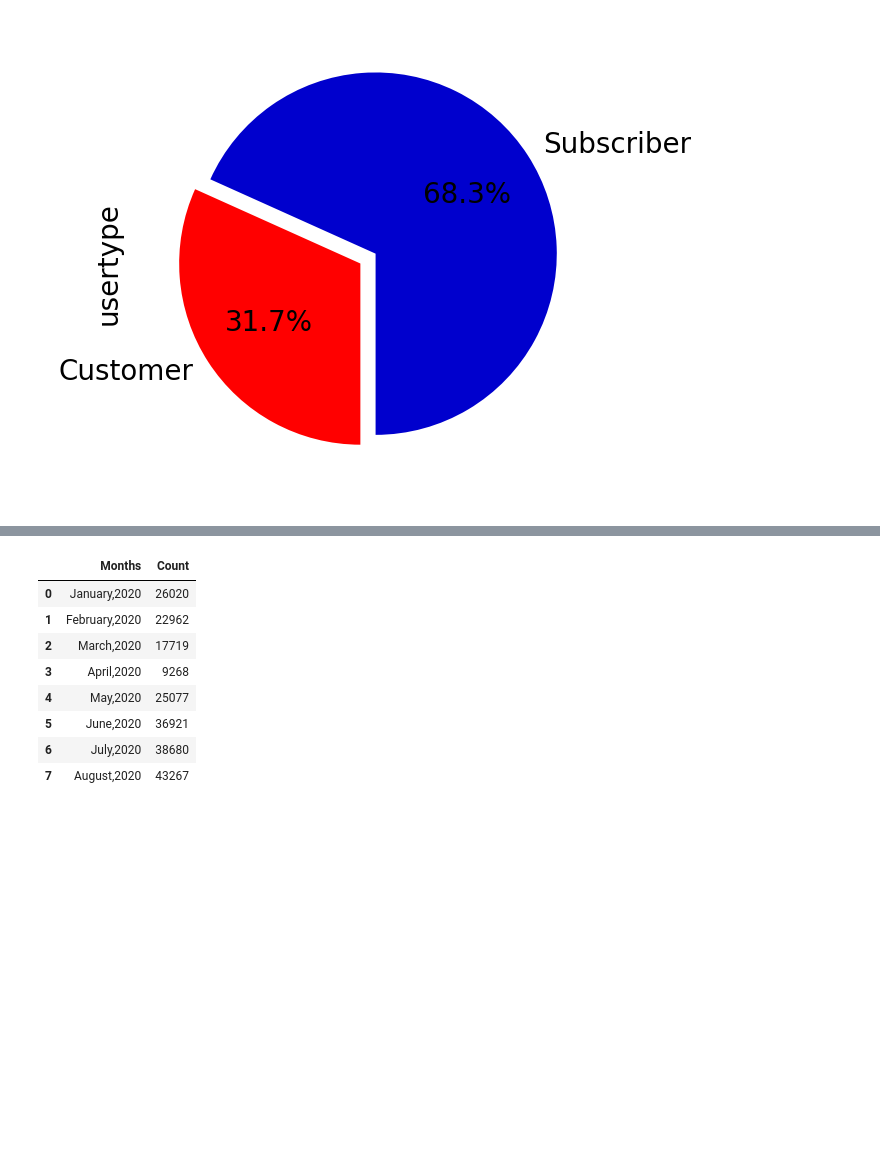
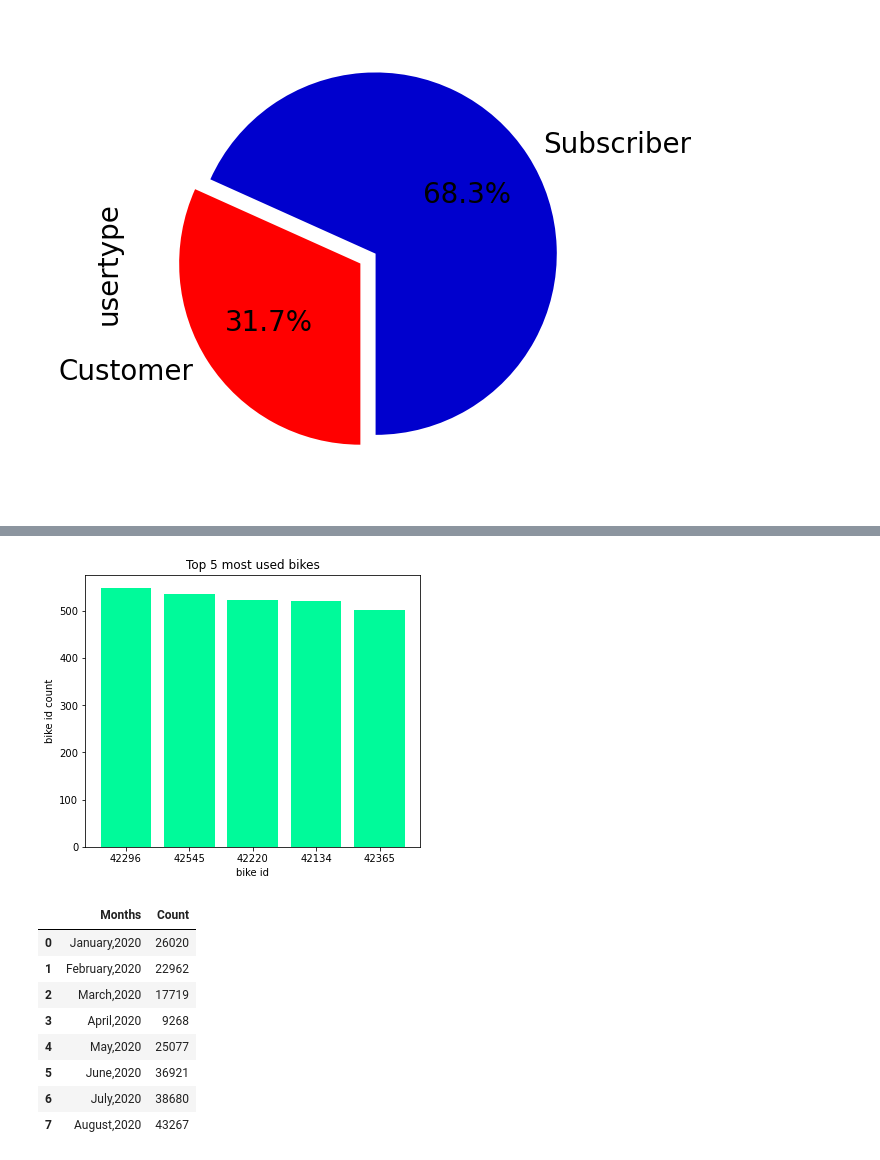
Before and after one commit to tnatoli29/Project_1, a Jupyter notebook: CitiBike/CitiBike 2020 Merge.ipynb, the cells around one changed output, grey strips where cells are left out. Cells and saved outputs as stored; diff of their text form; code cells hidden in the pictures; blank space fills up the shorter version.

```diff
--- a/CitiBike/CitiBike 2020 Merge.ipynb
+++ b/CitiBike/CitiBike 2020 Merge.ipynb
@@ -374,3 +376,14 @@ top5_bikes.head()
+# %%
+x_axis = top5_bikes["bikeid"].head()
+y_axis = top5_bikes["bike id count"].head()
+plt.figure(figsize=(6,5))
+plt.bar(x_axis, y_axis, color = "mediumspringgreen")
+plt.xlabel("bike id")
+plt.ylabel("bike id count")
+plt.title("Top 5 most used bikes")
+plt.show()
+# %% [output]
+[figure, added]
 # %%
 #Number of rides per month
 jan_rides = len(jan_2020_df["gender"])
```
Also changed, not shown: parts of 1 cell of this notebook.
